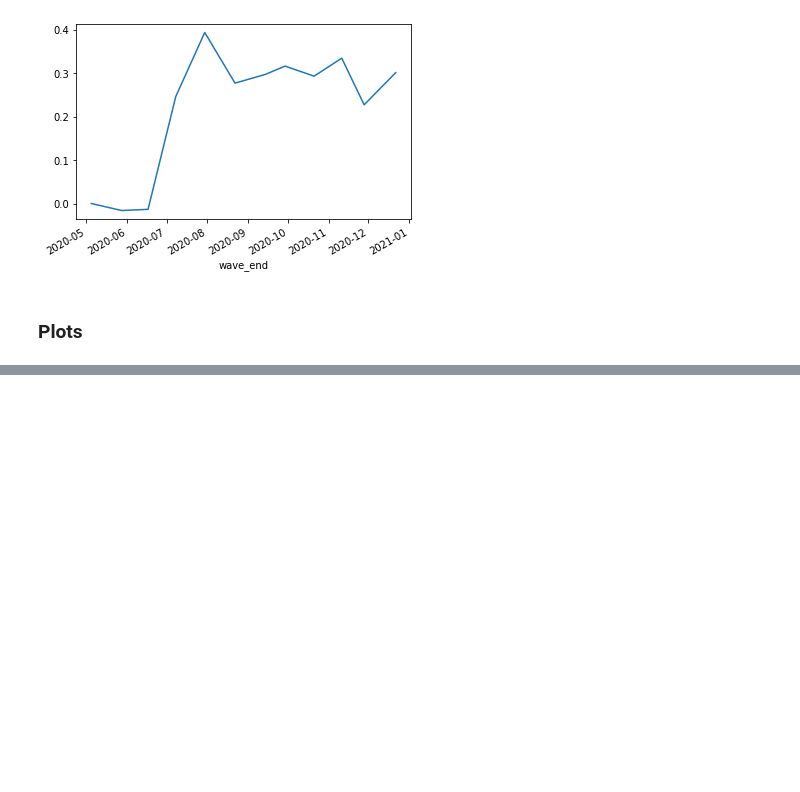
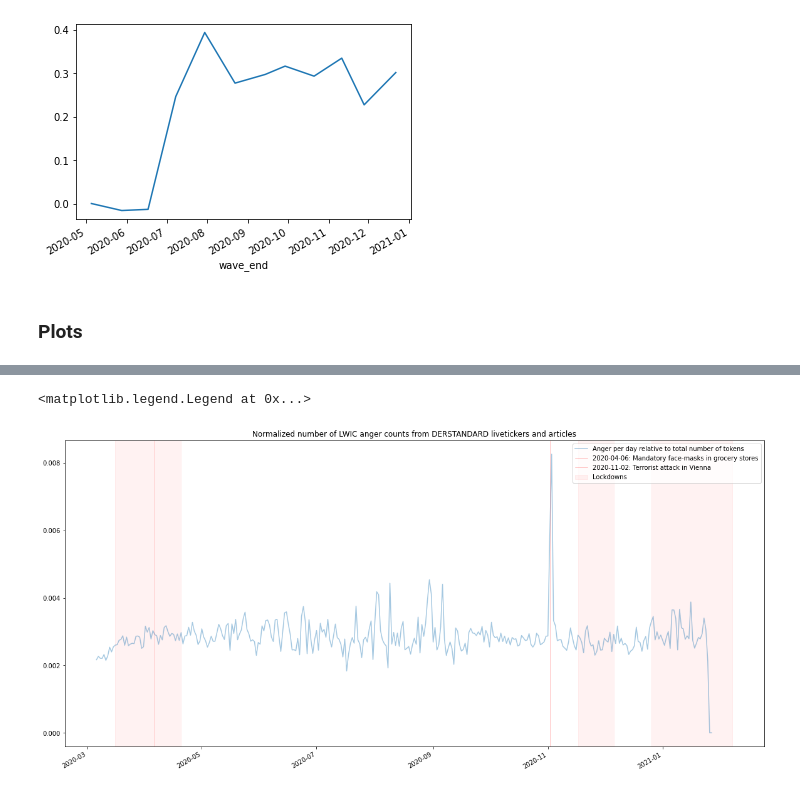
Before and after one commit to nostromo7/IPDS_standardforum, a Jupyter notebook: code/analysis.ipynb, the cells around one changed output, grey strips where cells are left out. Saved outputs shown, nothing was run; the diff lists cells and outputs as text; code cells hidden in the pictures; blank space fills up the shorter version.

```diff
--- a/code/analysis.ipynb
+++ b/code/analysis.ipynb
@@ -233,0 +215,11 @@ ax2.legend(lines + lines2, labels + labels2, loc=0)
+# %%
+postings[['18', 'number_tokens']].resample('1d').sum()
+combined = pd.concat(
+    [postings[['18', 'number_tokens']].resample('1d').sum().rename(columns={'18': 'anger_livetickers', 'number_tokens': 'number_tokens_liveticker'}),
+     postings_summer_gap[['18', 'number_tokens']].resample('1d').sum().rename(columns={'18': 'anger_articles', 'number_tokens': 'number_tokens_articles'})
+    ], axis=1).fillna(0)
+combined['anger_both'] = combined['anger_livetickers'] + combined['anger_articles']
+combined['number_tokens_both'] = combined['number_tokens_liveticker'] + combined['number_tokens_articles']
+combined['anger_rel'] = combined['anger_both'] / combined['number_tokens_both']
+
+combined.head()
@@ -233,0 +233,17 @@ ax2.legend(lines + lines2, labels + labels2, loc=0)
+# %%
+fig, ax = plt.subplots(figsize=(20,10))
+ax.plot(combined.loc[start:end,'anger_rel'], alpha=0.4, label='Anger per day relative to total number of tokens')
+ax.axvspan(pd.to_datetime(start_lockdown1), pd.to_datetime(end_lockdown1), color='red', alpha=0.05, label="Lockdowns")
+ax.axvspan(pd.to_datetime(start_lockdown2), pd.to_datetime(end_lockdown2), color='red', alpha=0.05)
+ax.axvspan(pd.to_datetime(start_lockdown3), pd.to_datetime(end_lockdown3), color='red', alpha=0.05)
+ax.axvline(pd.to_datetime('2020-04-06'), linewidth=0.5, color='red', alpha=0.5, label='2020-04-06: Mandatory face-masks in grocery stores')
+ax.axvline(pd.to_datetime('2020-11-02'), linewidth=0.5, color='red', alpha=0.5, label='2020-11-02: Terrorist attack in Vienna')
+
+fig.autofmt_xdate()
+plt.title('Normalized number of LWIC anger counts from DERSTANDARD livetickers and articles')
+
+lines, labels = ax.get_legend_handles_labels()
+ax.legend(loc='upper right')
+# %% [output]
+<matplotlib.legend.Legend at 0x...>
+[figure, added]
```
Also changed, not shown: parts of 26 cells of this notebook, 1 other file.
